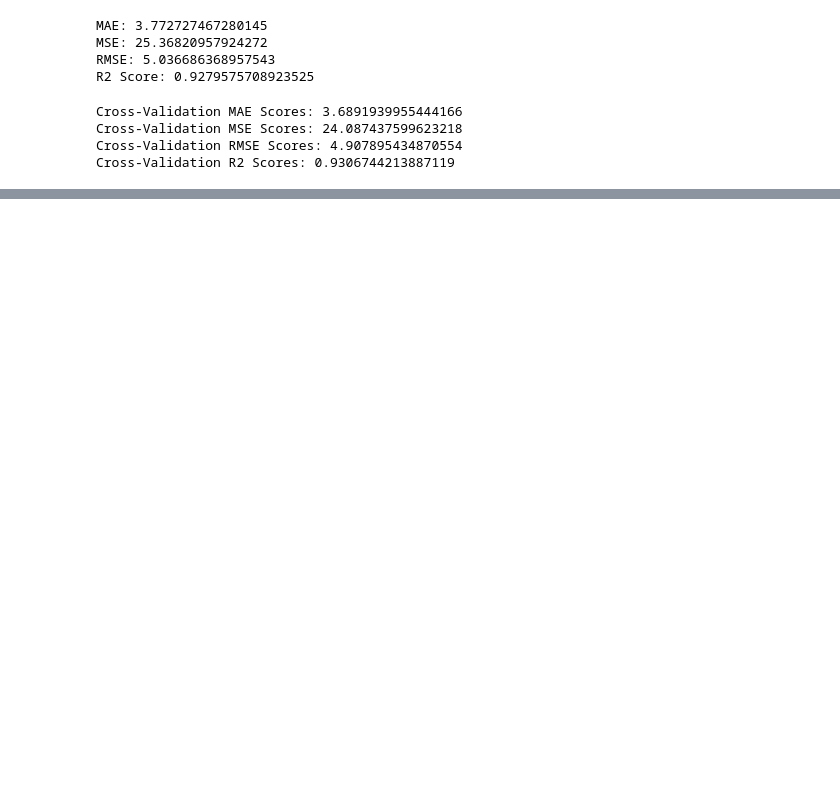
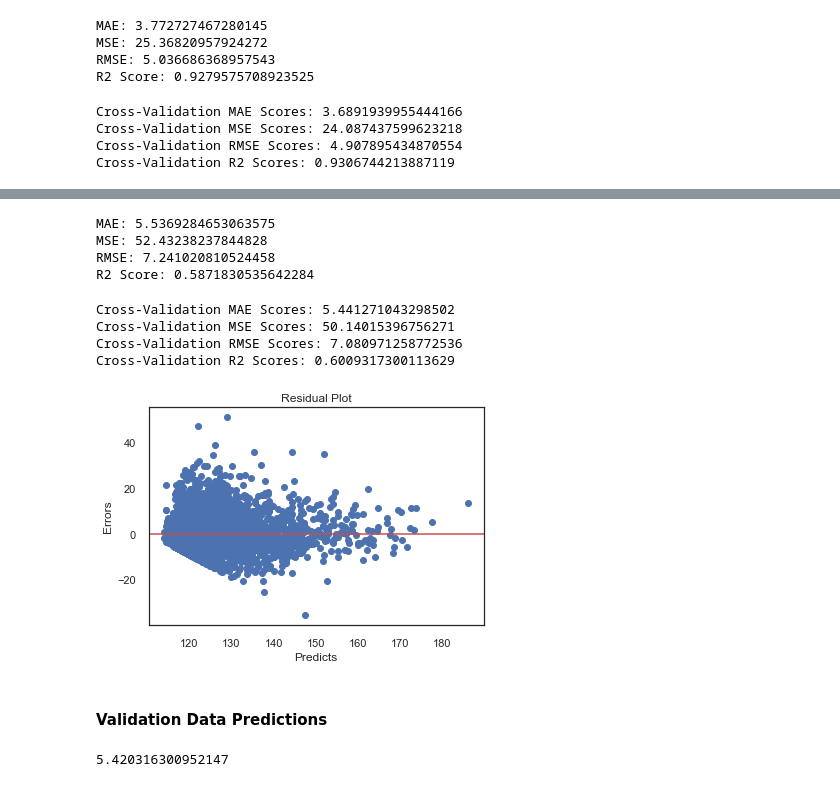
Before and after one commit to marbc3/Football-Players-Potential-Estimation, a Jupyter notebook: FM.ipynb, the cells around one changed output, grey strips where cells are left out. Drawn from its saved outputs; the diff is of its cells as text; code cells hidden in the pictures; blank space fills up the shorter version.

```diff
--- a/FM.ipynb
+++ b/FM.ipynb
@@ -583,0 +341,2 @@ plt.show()
+# %%
+df_predict["CA_pred"]=y_pred_h
@@ -583,0 +412,61 @@ plt.show()
+# %%
+x_pa=df_predict.drop(columns=["Name","Position", "CA","PA_CA","PA"])
+y_pa=df_predict.PA
+# %%
+x_train_pa, x_test_pa, y_train_pa, y_test_pa = train_test_split(x_pa, y_pa, test_size=0.3, random_state=50)
+# %%
+catboost_pa = CatBoostRegressor(verbose=False)
+catboost_pa.fit(x_train_pa, y_train_pa, eval_set=(x_test_pa, y_test_pa), early_stopping_rounds=3)
+y_pred_pa = catboost_pa.predict(x_test_pa)
+# %%
+# MAE (Mean Absolute Error)
+mae = mean_absolute_error(y_test_pa, y_pred_pa)
+print("MAE:", mae)
+
+# MSE (Mean Squared Error)
+mse = mean_squared_error(y_test_pa, y_pred_pa)
+print("MSE:", mse)
+
+# RMSE (Root Mean Squared Error)
+rmse = mean_squared_error(y_test_pa, y_pred_pa, squared=False)
+print("RMSE:", rmse)
+
+# R2 Score
+r2 = r2_score(y_test_pa, y_pred_pa)
+print("R2 Score:", r2)
+# %% [output]
+MAE: 5.5369284653063575
+MSE: 52.43238237844828
+RMSE: 7.241020810524458
+R2 Score: 0.5871830535642284
+# %%
+kf = KFold(n_splits=10, shuffle=True, random_state=33)
+scoring = ['neg_mean_absolute_error', 'neg_mean_squared_error', 'r2']
+results = cross_validate(catboost, x_pa, y_pa, cv=kf, scoring=scoring)
+
+
+
+print("Cross-Validation MAE Scores:", -results['test_neg_mean_absolute_error'].mean())
+print("Cross-Validation MSE Scores:", -results['test_neg_mean_squared_error'].mean())
+print("Cross-Validation RMSE Scores:", np.sqrt(-results['test_neg_mean_squared_error'].mean()))
+print("Cross-Validation R2 Scores:", results['test_r2'].mean())
+# %% [output]
+Cross-Validation MAE Scores: 5.441271043298502
+Cross-Validation MSE Scores: 50.14015396756271
+Cross-Validation RMSE Scores: 7.080971258772536
+Cross-Validation R2 Scores: 0.6009317300113629
+# %%
+plt.scatter(y_pred_pa, y_test_pa-y_pred_pa)
+plt.axhline(y=0, color='r', linestyle='-')
+plt.xlabel('Predicts')
+plt.ylabel('Errors')
+plt.title('Residual Plot')
+plt.show()
+# %% [output]
+[figure, added]
+# %% [markdown]
+#### Validation Data Predictions
+# %%
+mean_absolute_error(df_test.PA,catboost_pa.predict(df_test.drop(columns=["Name","Position","CA","PA"])))
+# %% [output]
+5.420316300952147
```
Also changed, not shown: parts of 56 cells of this notebook.
